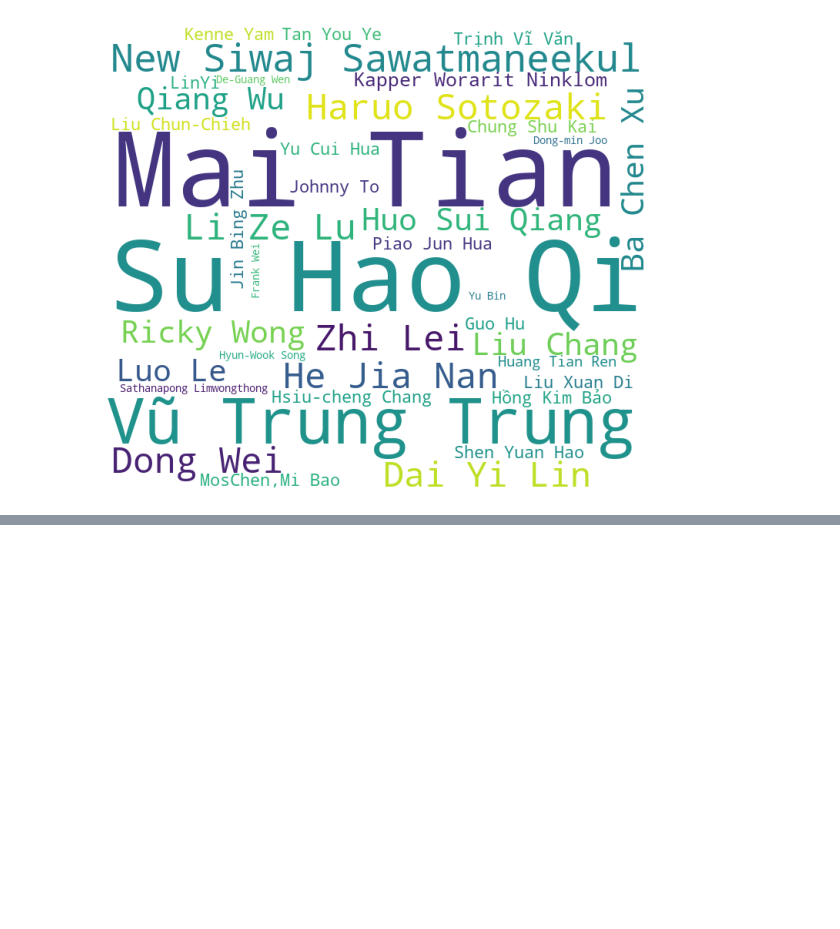
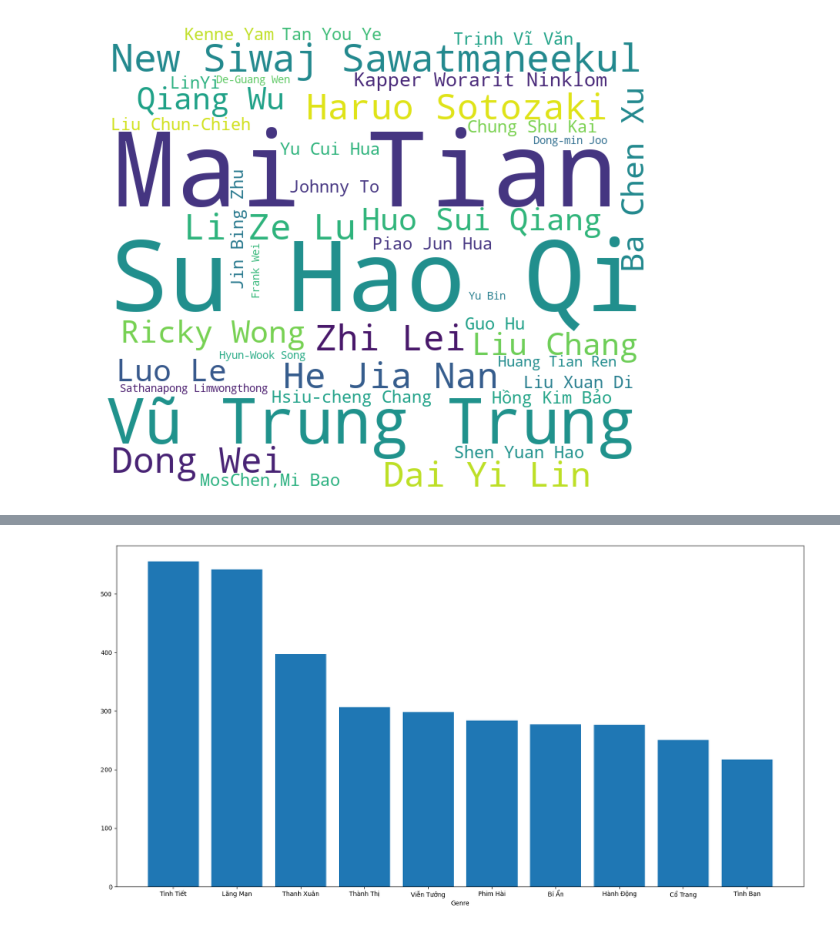
Before and after one commit to lamchi357/iQIYI, a Jupyter notebook: IQIYI.ipynb, the cells around one changed output, grey strips where cells are left out. Cells and saved outputs as stored; diff of their text form; code cells hidden in the pictures; blank space fills up the shorter version.

```diff
--- a/IQIYI.ipynb
+++ b/IQIYI.ipynb
@@ -393,0 +435,20 @@ plt.show()
+# %%
+genre_list = df4['genre'].str.split(', ')
+all_genre = []
+
+for genre in genre_list:
+
+        if isinstance(genre, list):
+            for i in genre:
+                  all_genre.append(i)
+
+# Đếm số lần xuất hiện
+genre_counts = pd.Series(all_genre).value_counts()
+
+# Lấy top 10
+top_10_genre = genre_counts.head(10)
+plt.bar(top_10_genre.index, top_10_genre.values)
+plt.xlabel("Genre")
+plt.show()
+# %% [output]
+[figure, added]
```
Also changed, not shown: parts of 8 cells of this notebook.
